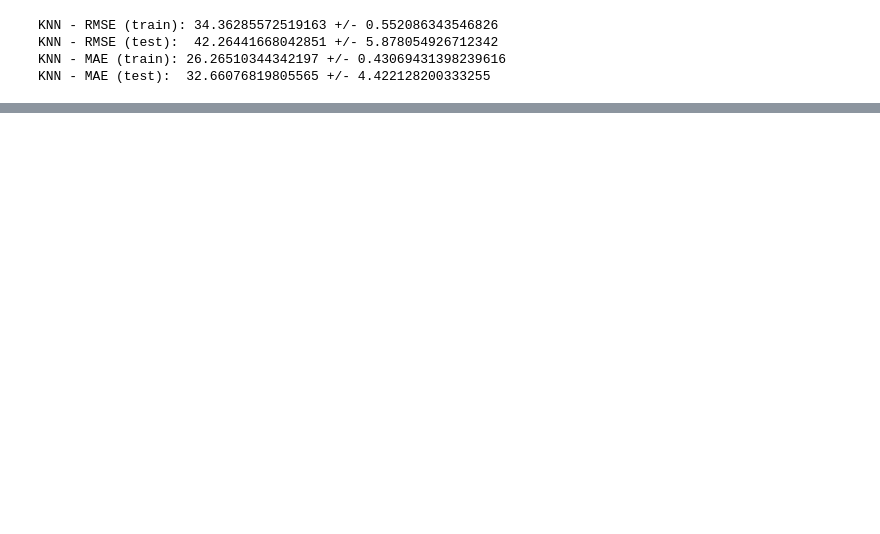
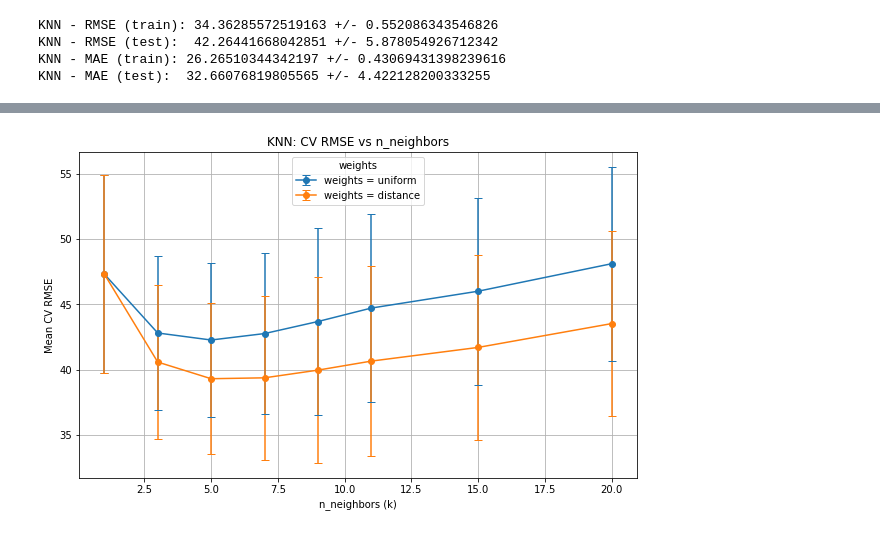
Before and after one commit to naomibolarewaju/ct4101-assignment-2, a Jupyter notebook: assignment2.ipynb, the cells around one changed output, grey strips where cells are left out. Drawn from its saved outputs; the diff is of its cells as text; code cells hidden in the pictures; blank space fills up the shorter version.

```diff
--- a/assignment2.ipynb
+++ b/assignment2.ipynb
@@ -150,0 +327,14 @@ KNN - MAE (test):  32.66076819805565 +/- 4.422128200333255
+# %%
+knn_grid = GridSearchCV(
+    estimator=knn_reg,
+    param_grid=knn_param_grid,
+    cv=cv,
+    scoring="neg_root_mean_squared_error",
+    n_jobs=-1,
+    return_train_score=True
+)
+
+knn_grid.fit(X_scaled, y)
+
+print("Best KNN params (coarse):", knn_grid.best_params_)
+print("Best KNN CV RMSE (coarse):", -knn_grid.best_score_)
@@ -150,0 +370,43 @@ KNN - MAE (test):  32.66076819805565 +/- 4.422128200333255
+# %%
+import numpy as np
+import matplotlib.pyplot as plt
+
+cv_results_knn = knn_grid.cv_results_
+
+k_values = knn_param_grid["n_neighbors"]
+weight_options = knn_param_grid["weights"]
+
+plt.figure(figsize=(10, 6))
+
+for w in weight_options:
+    mean_rmse = []
+    std_rmse = []
+
+    for k in k_values:
+        mask = (
+            (cv_results_knn["param_n_neighbors"] == k) &
+            (cv_results_knn["param_weights"] == w)
+        )
+
+        mean_rmse.append(-cv_results_knn["mean_test_score"][mask].item())
+        std_rmse.append(cv_results_knn["std_test_score"][mask].item())
+
+    plt.errorbar(
+        k_values,
+        mean_rmse,
+        yerr=std_rmse,
+        marker="o",
+        capsize=4,
+        label=f"weights = {w}"
+    )
+
+plt.title("KNN: CV RMSE vs n_neighbors")
+plt.xlabel("n_neighbors (k)")
+plt.ylabel("Mean CV RMSE")
+plt.legend(title="weights")
+plt.grid(True)
+
+plt.savefig("results/knn_rmse_vs_k.png", dpi=300, bbox_inches="tight")
+plt.show()
+# %% [output]
+[figure, added]
```
Also changed, not shown: parts of 16 cells of this notebook, 5 other files.
